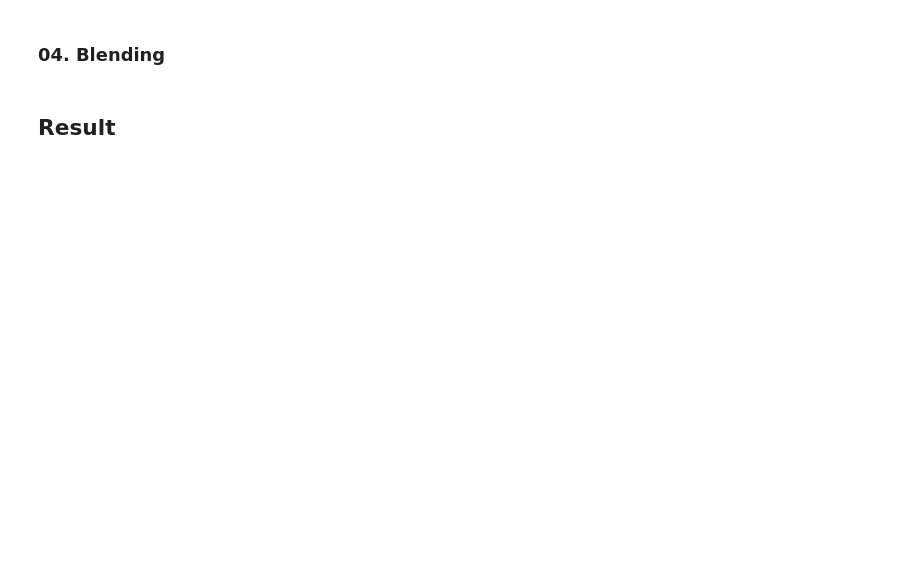
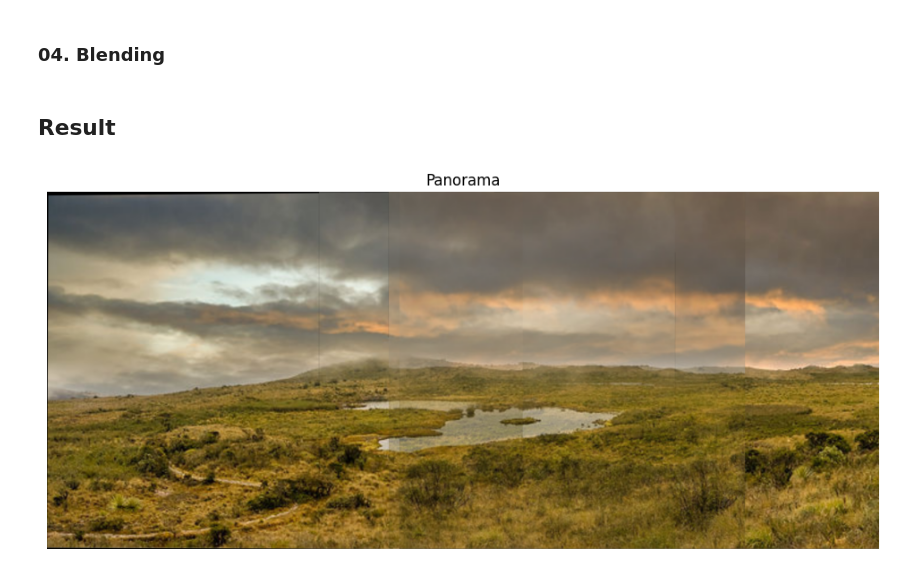
Before and after one commit to bl33h/panoramaBuilder, a Jupyter notebook: src/panorama.ipynb, the cells around one changed output. Saved outputs shown, nothing was run; the diff lists cells and outputs as text; code cells hidden in the pictures; blank space fills up the shorter version.

Commit message:
half blending

```diff
--- a/src/panorama.ipynb
+++ b/src/panorama.ipynb
@@ -141,4 +141,30 @@ show_warped_images_overlay(warped_imgs, canvas_size)
 # %% [markdown]
 ### 04. Blending
+# %%
+def blend_images(warped_imgs, size):
+    acc_image = np.zeros((size[1], size[0], 3), dtype=np.float32)
+    acc_weight = np.zeros((size[1], size[0]), dtype=np.float32)
+
+    for img in warped_imgs:
+        mask = (img > 0).any(axis=2).astype(np.float32)
+        acc_image += img.astype(np.float32) * mask[..., np.newaxis]
+        acc_weight += mask
+
+    acc_weight[acc_weight == 0] = 1
+    blended = (acc_image / acc_weight[..., np.newaxis]).astype(np.uint8)
+    return blended
+# %%
+panorama = blend_images(warped_imgs, size)
 # %% [markdown]
 ## Result
+# %%
+def display_image(img, title='Result'):
+    plt.figure(figsize=(12,6))
+    plt.imshow(cv2.cvtColor(img, cv2.COLOR_BGR2RGB))
+    plt.title(title)
+    plt.axis('off')
+    plt.show()
+# %%
+display_image(panorama, 'Panorama')
+# %% [output]
+[figure, added]
```
Also changed, not shown: parts of 2 cells of this notebook.
